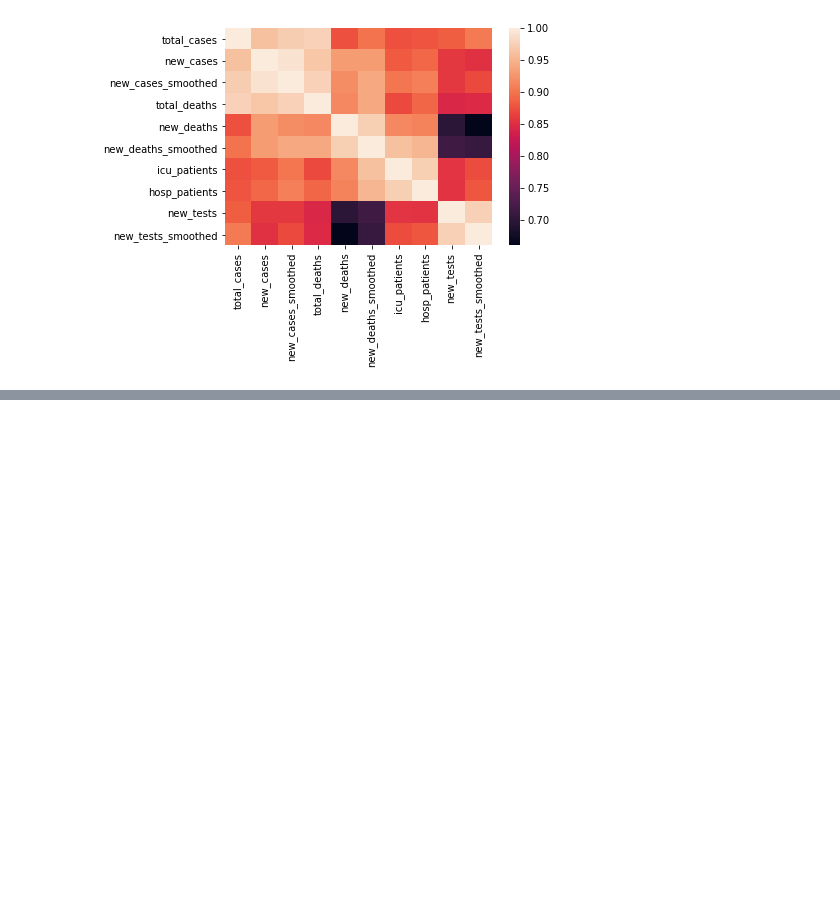
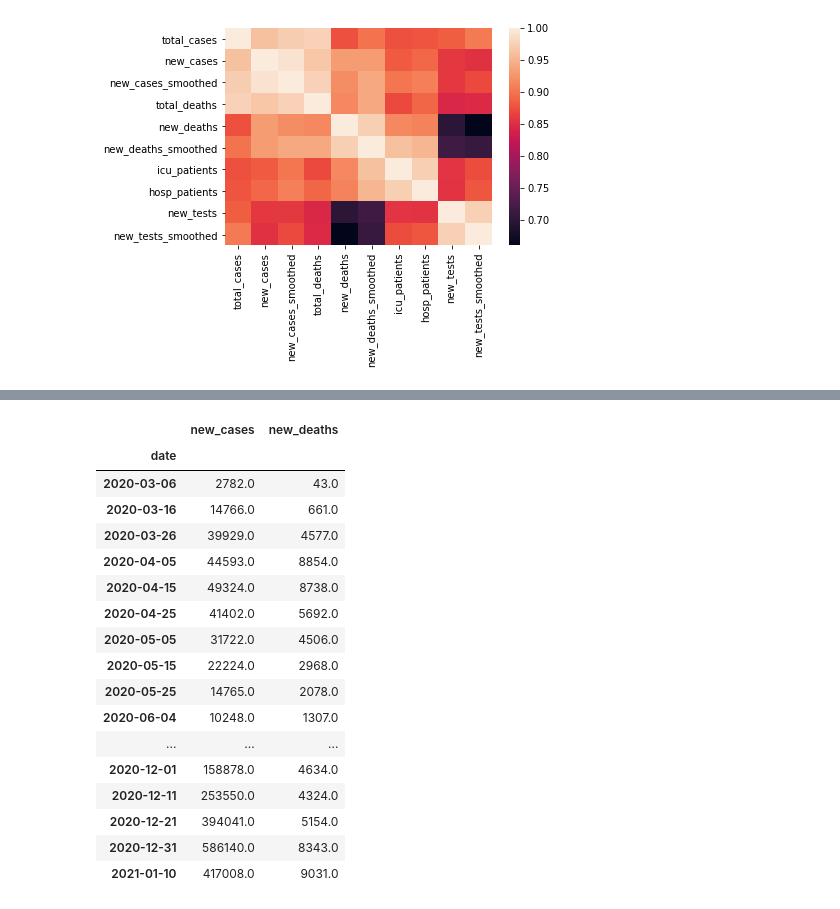
Before and after one commit to AriadnaPuigventos/GroupD_Covid19, a Jupyter notebook: notebooks/Javier.ipynb, the cells around one changed output, grey strips where cells are left out. Drawn from its saved outputs; the diff is of its cells as text; code cells hidden in the pictures; blank space fills up the shorter version.

```diff
--- a/notebooks/Javier.ipynb
+++ b/notebooks/Javier.ipynb
@@ -431,0 +443,4 @@ for a in list('ABC'):
+# %%
+gbr2_0['date']= pd.to_datetime(gbr2_0['date'])
+gbr4_0=gbr2_0.groupby(pd.Grouper(key='date', freq='1M')).sum()
+gbr4_0
@@ -431,0 +467,23 @@ for a in list('ABC'):
+# %%
+gbr2_0['date']= pd.to_datetime(gbr2_0['date'])
+gbr5_0=gbr2_0.groupby(pd.Grouper(key='date', freq='10D')).sum()
+gbr5_0
+# %% [output]
+|  | new_cases | new_deaths |
+| date |  |  |
+| 2020-03-06 | 2782.0 | 43.0 |
+| 2020-03-16 | 14766.0 | 661.0 |
+| 2020-03-26 | 39929.0 | 4577.0 |
+| 2020-04-05 | 44593.0 | 8854.0 |
+| 2020-04-15 | 49324.0 | 8738.0 |
+| 2020-04-25 | 41402.0 | 5692.0 |
+| 2020-05-05 | 31722.0 | 4506.0 |
+| 2020-05-15 | 22224.0 | 2968.0 |
+| 2020-05-25 | 14765.0 | 2078.0 |
+| 2020-06-04 | 10248.0 | 1307.0 |
+| ... | ... | ... |
+| 2020-12-01 | 158878.0 | 4634.0 |
+| 2020-12-11 | 253550.0 | 4324.0 |
+| 2020-12-21 | 394041.0 | 5154.0 |
+| 2020-12-31 | 586140.0 | 8343.0 |
+| 2021-01-10 | 417008.0 | 9031.0 |
```
Also changed, not shown: parts of 5 cells of this notebook, 4 other files.
